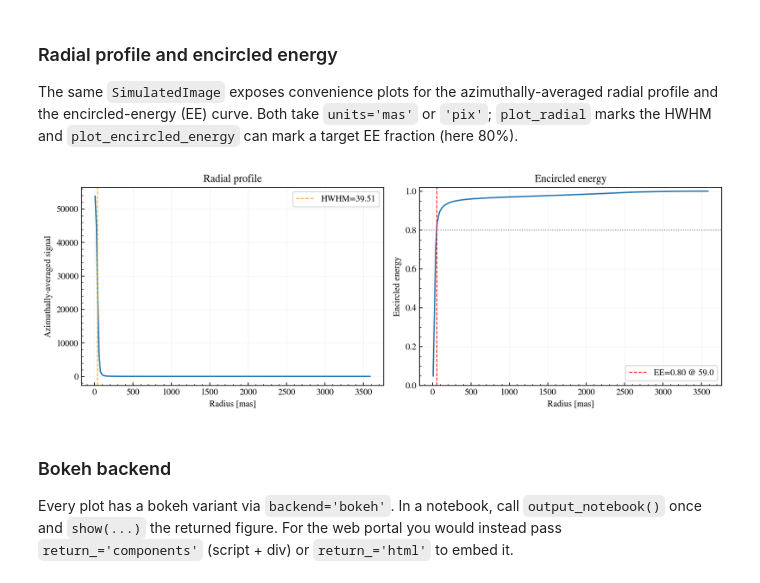
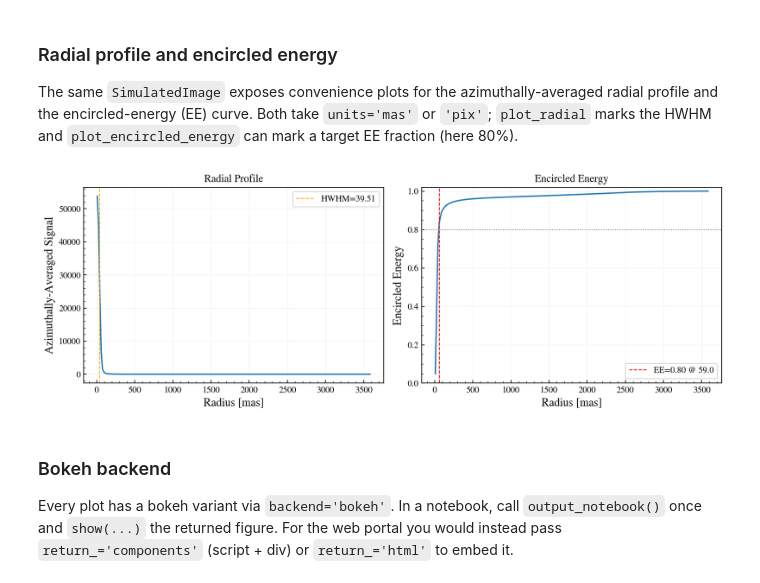
Before and after one commit to schmidt-observatories/wcc-etc, a Jupyter notebook: notebooks/04_psf_and_image_snr.ipynb, the cells around one changed output. Drawn from its saved outputs; the diff is of its cells as text; code cells hidden in the pictures.

Commit message:
Title-case plot labels/titles and bump axis-label font size

```diff
--- a/notebooks/04_psf_and_image_snr.ipynb
+++ b/notebooks/04_psf_and_image_snr.ipynb
@@ -95,11 +95,11 @@ saturated pixels      : 13
 The same `SimulatedImage` exposes convenience plots for the azimuthally-averaged radial profile and the encircled-energy (EE) curve. Both take `units='mas'` or `'pix'`; `plot_radial` marks the HWHM and `plot_encircled_energy` can mark a target EE fraction (here 80%).
 # %%
 fig, (axL, axR) = plt.subplots(1, 2, figsize=(11, 4))
-res.plot_radial(ax=axL, units='mas', title='Radial profile')
-res.plot_encircled_energy(ax=axR, units='mas', ee_target=0.8, title='Encircled energy')
+res.plot_radial(ax=axL, units='mas', title='Radial Profile')
+res.plot_encircled_energy(ax=axR, units='mas', ee_target=0.8, title='Encircled Energy')
 fig.tight_layout(); plt.show()
 # %% [output]
-[figure, old version]
+[figure, new version]
 # %% [markdown]
 ### Bokeh backend
 
```
Also changed, not shown: parts of 4 cells of this notebook, 7 other files.
